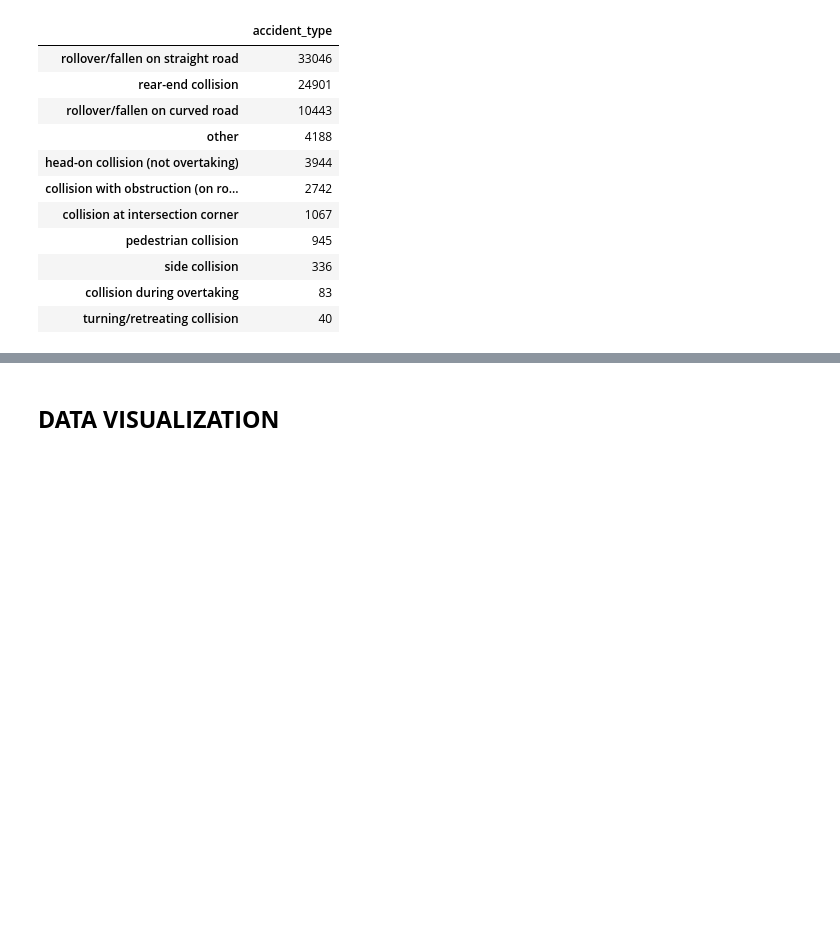
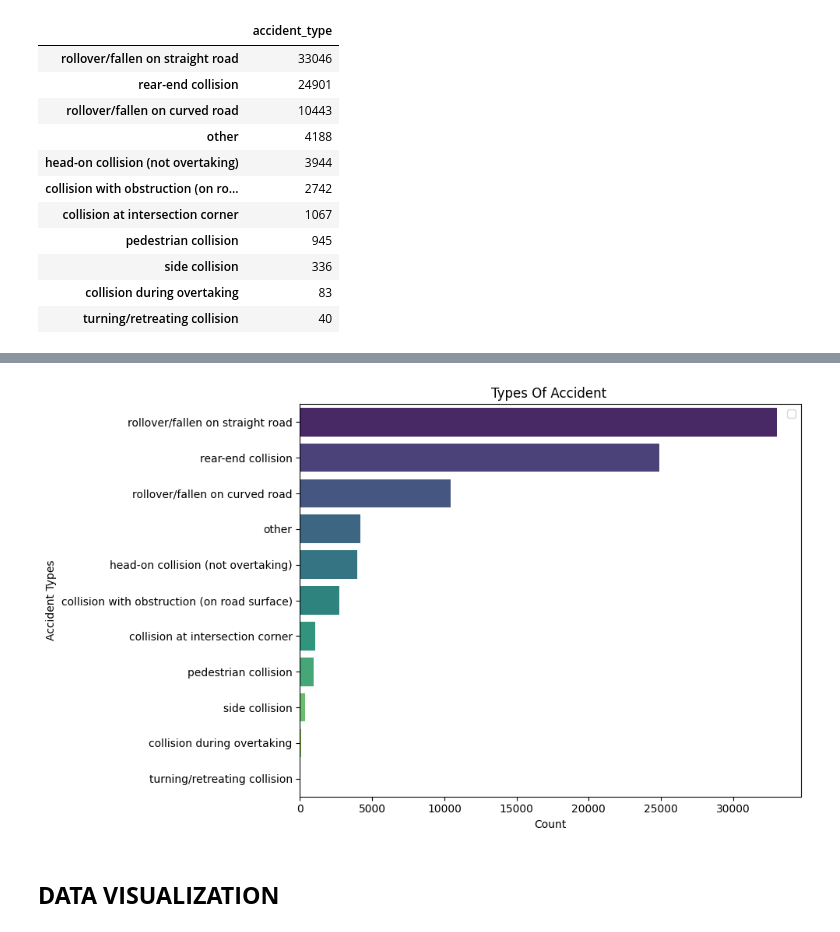
Before and after one commit to LegendSeyi/Thai_Road_Accident_Data_Analysis, a Jupyter notebook: Thai_Road_Accident_data_analysis.ipynb, the cells around one changed output, grey strips where cells are left out. Drawn from its saved outputs; the diff is of its cells as text; code cells hidden in the pictures; blank space fills up the shorter version.

```diff
--- a/Thai_Road_Accident_data_analysis.ipynb
+++ b/Thai_Road_Accident_data_analysis.ipynb
@@ -1354,3 +1354,17 @@ accident_type
 | side collision | 336 |
 | collision during overtaking | 83 |
 | turning/retreating collision | 40 |
+# %%
+valuesss = data['accident_type'].value_counts()
+
+
+plt.figure(figsize=(10,6 ))  # Adjust the figure size if needed
+sns.barplot(y=valuesss.index, x=valuesss.values, palette='viridis')
+plt.ylabel('Accident Types')
+plt.xlabel('Count')
+plt.title('Types Of Accident ')
+plt.xticks(rotation=0)
+plt.tight_layout()  # Ensures the labels are displayed properly
+plt.legend()
+plt.show()
+# %% [output]
@@ -1357,3 +1372,4 @@ accident_type
+[figure, added]
 # %% [markdown]
 ## **DATA VISUALIZATION**
 # %%
```
Also changed, not shown: parts of 1 cell of this notebook.
